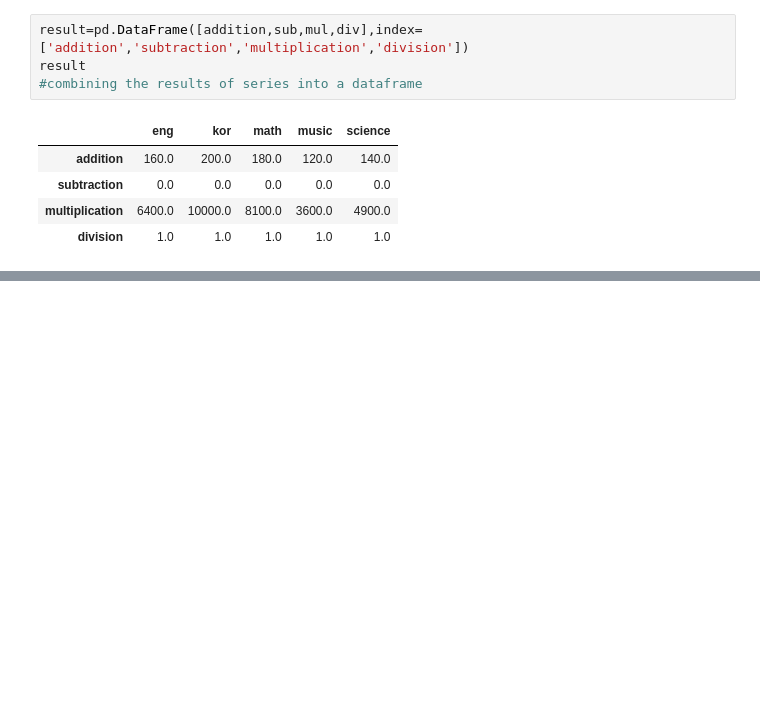
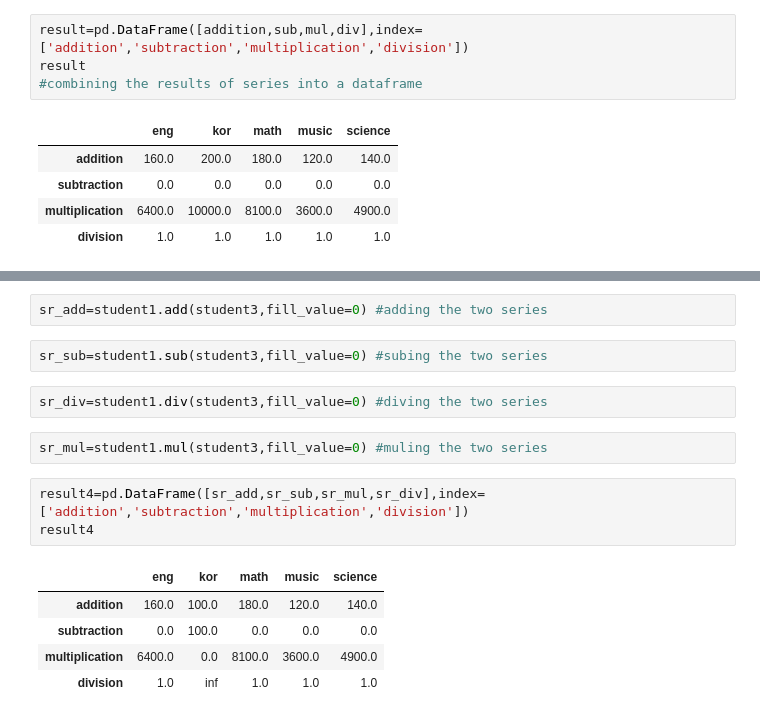
Before and after one commit to AlysterBenedict/AIML, a Jupyter notebook: Pandas/pandas.ipynb, the cells around one changed output, grey strips where cells are left out. Cells and saved outputs as stored; diff of their text form; blank space fills up the shorter version.

```diff
--- a/Pandas/pandas.ipynb
+++ b/Pandas/pandas.ipynb
@@ -1014,0 +1033,17 @@ result
+# %%
+sr_add=student1.add(student3,fill_value=0) #adding the two series
+# %%
+sr_sub=student1.sub(student3,fill_value=0) #subing the two series
+# %%
+sr_div=student1.div(student3,fill_value=0) #diving the two series
+# %%
+sr_mul=student1.mul(student3,fill_value=0) #muling the two series
+# %%
+result4=pd.DataFrame([sr_add,sr_sub,sr_mul,sr_div],index=['addition','subtraction','multiplication','division'])
+result4
+# %% [output]
+|  | eng | kor | math | music | science |
+| addition | 160.0 | 100.0 | 180.0 | 120.0 | 140.0 |
+| subtraction | 0.0 | 100.0 | 0.0 | 0.0 | 0.0 |
+| multiplication | 6400.0 | 0.0 | 8100.0 | 3600.0 | 4900.0 |
+| division | 1.0 | inf | 1.0 | 1.0 | 1.0 |
```
Also changed, not shown: parts of 11 cells of this notebook.
